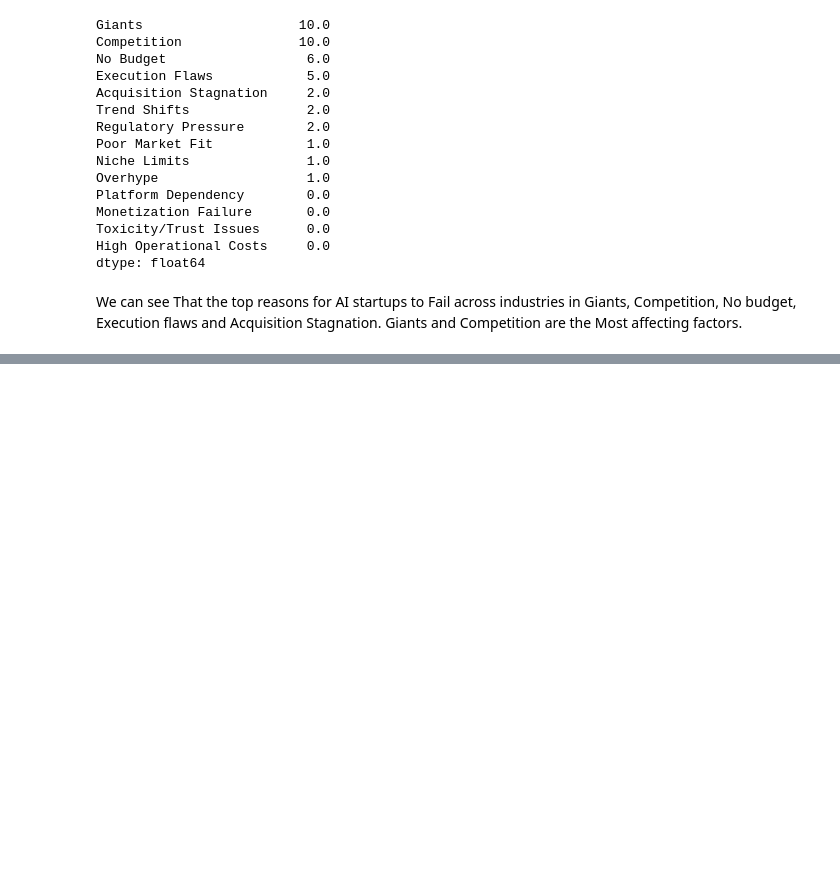
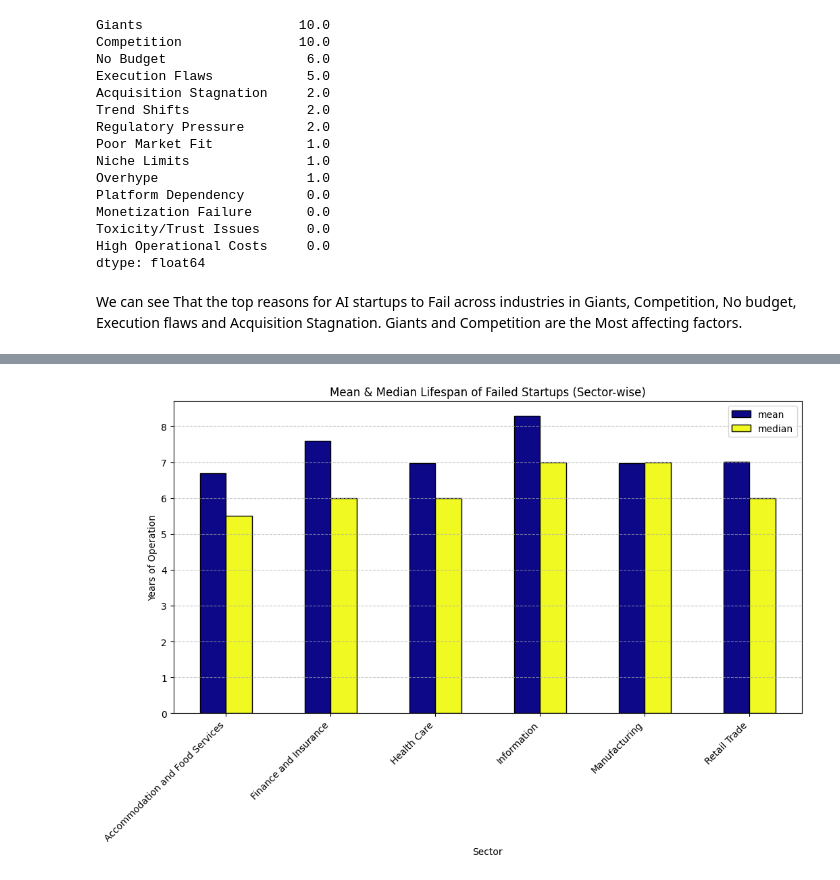
Before and after one commit to ayushsj99/StartupFailure_DA, a Jupyter notebook: StartupFailure_DA.ipynb, the cells around one changed output, grey strips where cells are left out. Drawn from its saved outputs; the diff is of its cells as text; code cells hidden in the pictures; blank space fills up the shorter version.

```diff
--- a/StartupFailure_DA.ipynb
+++ b/StartupFailure_DA.ipynb
@@ -599,0 +816,3 @@ We can see That the top reasons for AI startups to Fail across industries in Gia
+# %%
+a = merged_data.groupby("Sector")['Years of Operation (Int)'].agg(['mean', 'median', 'min', 'max', 'count',"std"])
+a
@@ -599,0 +851,9 @@ We can see That the top reasons for AI startups to Fail across industries in Gia
+# %%
+a[["mean", "median"]].plot(kind="bar", figsize=(12,6), colormap="plasma", edgecolor="black")
+plt.ylabel("Years of Operation")
+plt.title("Mean & Median Lifespan of Failed Startups (Sector-wise)")
+plt.xticks(rotation=45, ha="right")
+plt.grid(axis='y', linestyle='--', alpha=0.7)
+plt.show()
+# %% [output]
+[figure, added]
```
Also changed, not shown: parts of 25 cells of this notebook.
